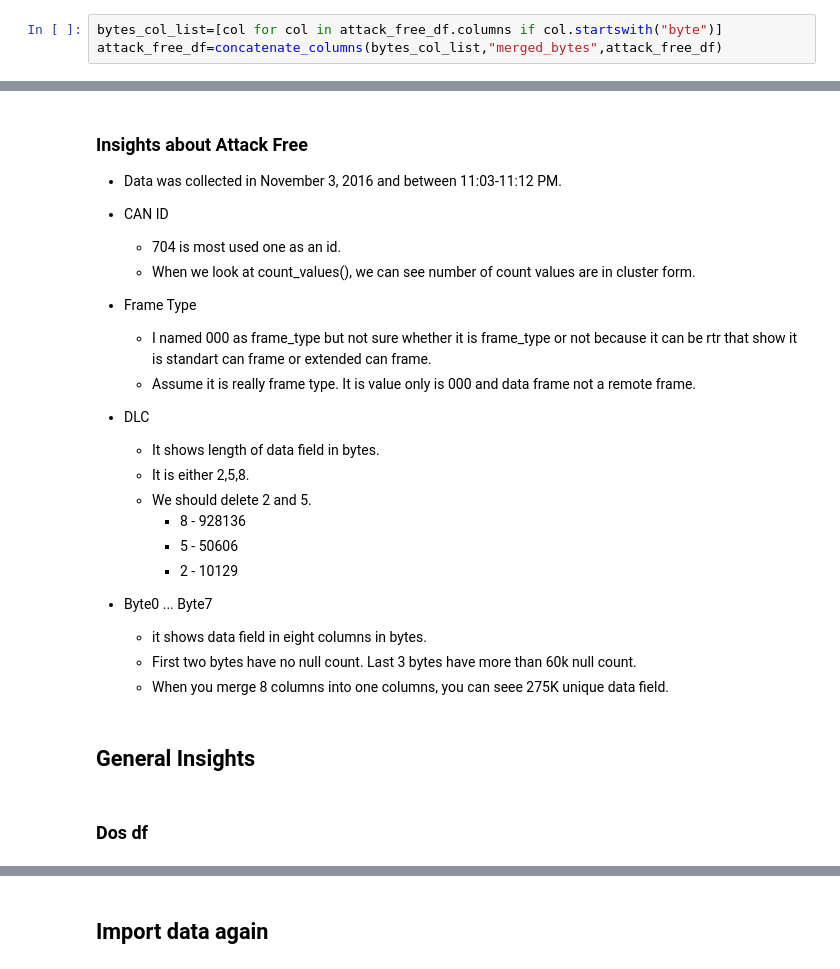
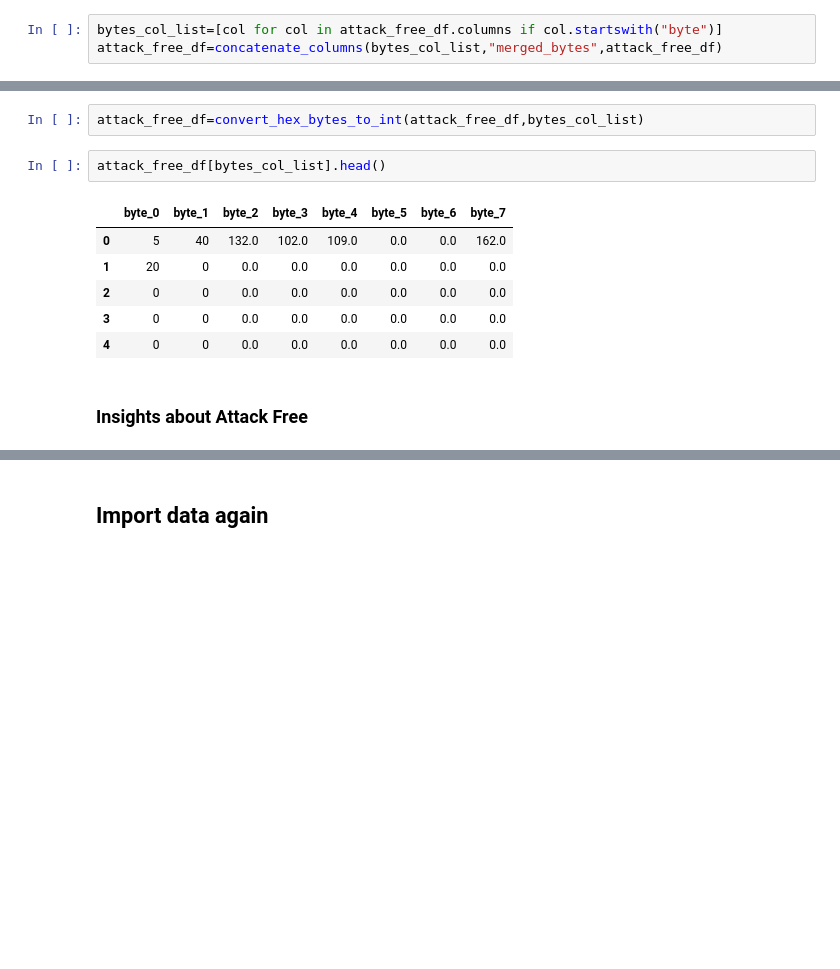
Before and after one commit to FatimeNazliAs/Intrusion-Detection-Systems-using-ML, a Jupyter notebook: notebooks/eda.ipynb, the cells around one changed output, grey strips where cells are left out. Cells and saved outputs as stored; diff of their text form; blank space fills up the shorter version.

Commit message:
complete exploratory data analysis

```diff
--- a/notebooks/eda.ipynb
+++ b/notebooks/eda.ipynb
@@ -409,25 +466,13 @@ attack_free_df[col].nunique()
-# %% [markdown]
-### Insights about Attack Free
-- Data was collected in November 3, 2016 and between 11:03-11:12 PM.
-- CAN ID
-    - 704 is most used one as an id.
-    - When we look at count_values(), we can see number of count values are in  cluster form.
-- Frame Type
-    - I named 000 as frame_type but not sure whether it is frame_type or not because it can be rtr that show it is standart can frame or extended can frame.
-    - Assume it is really frame type. It is value only is 000 and data frame not a remote frame.
-- DLC
-    - It shows length of data field in bytes.
-    - It is either 2,5,8.
-    - We should delete 2 and 5.
-        - 8  -  928136
-        - 5   -  50606
-        - 2   -  10129
-
-- Byte0 ... Byte7
-    - it shows data field in eight columns in bytes.
-    - First two bytes have no null count. Last 3 bytes have more than 60k null count.
-    - When you merge 8 columns into one columns, you can seee 275K unique data field.
+# %%
+attack_free_df=convert_hex_bytes_to_int(attack_free_df,bytes_col_list)
+# %%
+attack_free_df[bytes_col_list].head()
+# %% [output]
+|  | byte_0 | byte_1 | byte_2 | byte_3 | byte_4 | byte_5 | byte_6 | byte_7 |
+| 0 | 5 | 40 | 132.0 | 102.0 | 109.0 | 0.0 | 0.0 | 162.0 |
+| 1 | 20 | 0 | 0.0 | 0.0 | 0.0 | 0.0 | 0.0 | 0.0 |
+| 2 | 0 | 0 | 0.0 | 0.0 | 0.0 | 0.0 | 0.0 | 0.0 |
+| 3 | 0 | 0 | 0.0 | 0.0 | 0.0 | 0.0 | 0.0 | 0.0 |
+| 4 | 0 | 0 | 0.0 | 0.0 | 0.0 | 0.0 | 0.0 | 0.0 |
 # %% [markdown]
-## General Insights
+### Insights about Attack Free
-# %% [markdown]
-### Dos df
```
Also changed, not shown: parts of 68 cells of this notebook.
